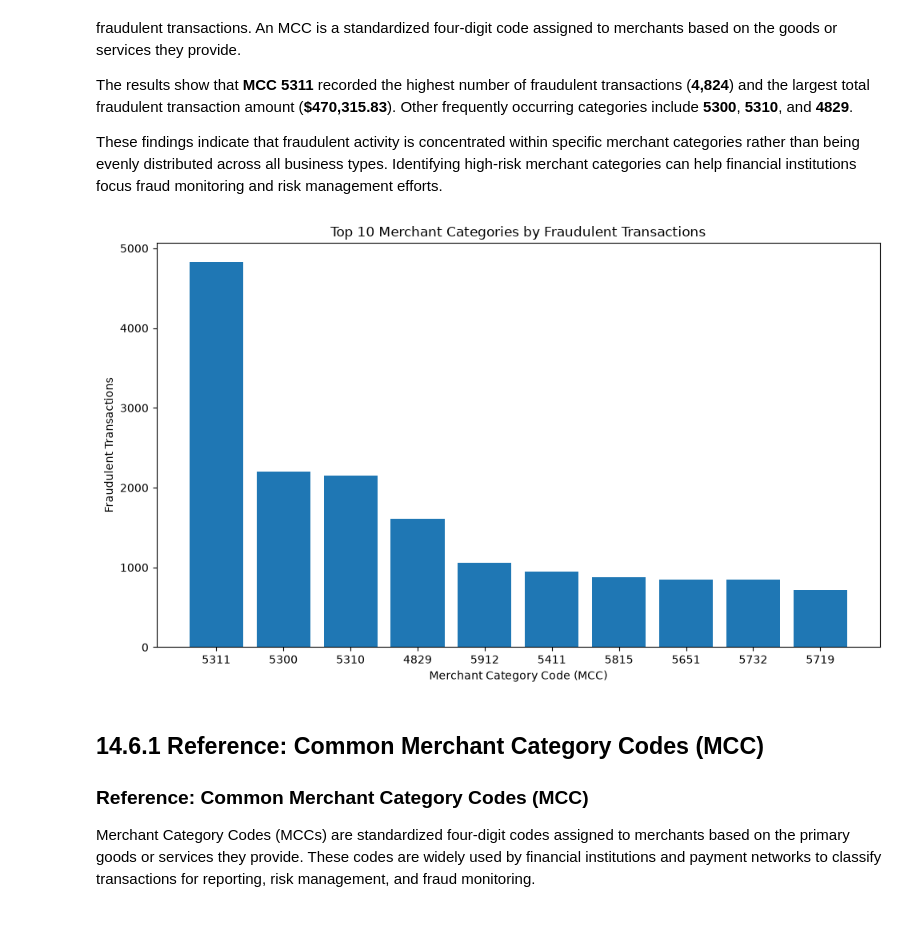
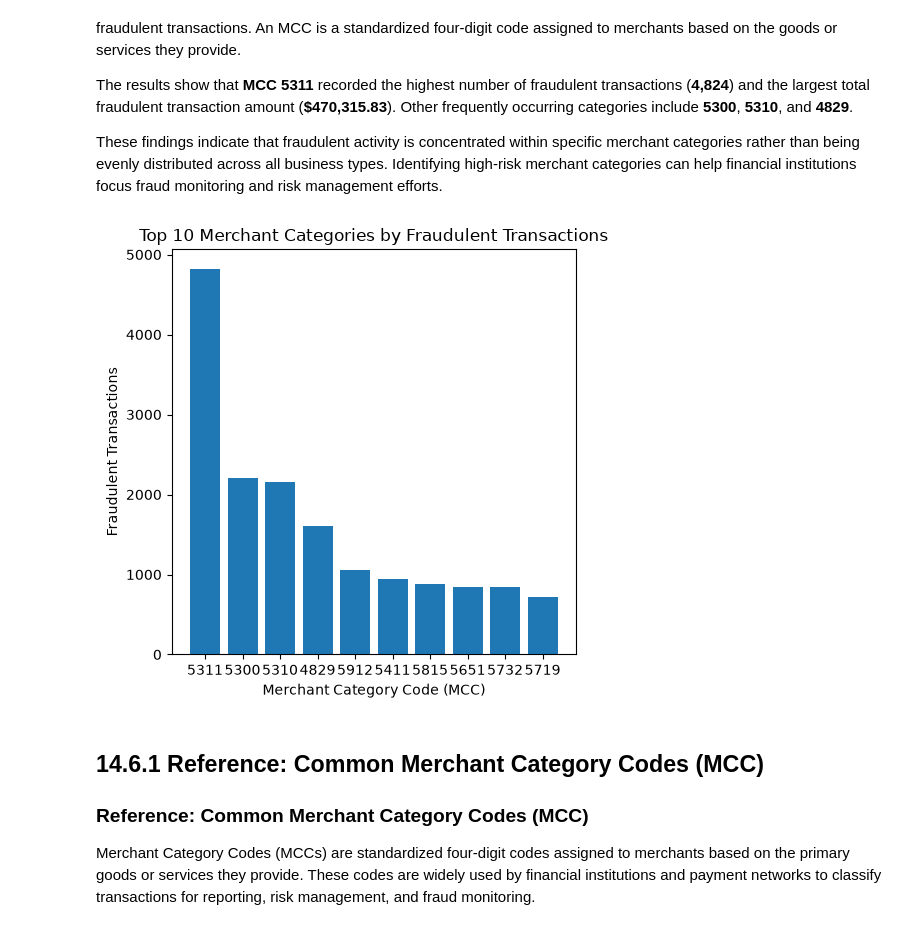
Before and after one commit to hvipatel/CS675-Financial-Fraud-Analytics, a Jupyter notebook: code-starter/CS675_Financial_Fraud_Project/notebooks/financial_fraud_analysis.ipynb, the cells around one changed output. Cells and saved outputs as stored; diff of their text form; code cells hidden in the pictures.

```diff
--- a/code-starter/CS675_Financial_Fraud_Project/notebooks/financial_fraud_analysis.ipynb
+++ b/code-starter/CS675_Financial_Fraud_Project/notebooks/financial_fraud_analysis.ipynb
@@ -1100,22 +1099,22 @@ These findings indicate that fraudulent activity is concentrated within specific
 # %%
 import matplotlib.pyplot as plt
 
 rows = fraud_by_mcc.limit(10).collect()
 
 mcc = [str(row["MCC"]) for row in rows]
 fraud_counts = [row["Fraud Transactions"] for row in rows]
 
-plt.figure(figsize=(10, 6))
+plt.figure(figsize=(5, 5))
 plt.bar(mcc, fraud_counts)
 
 plt.title("Top 10 Merchant Categories by Fraudulent Transactions")
 plt.xlabel("Merchant Category Code (MCC)")
 plt.ylabel("Fraudulent Transactions")
 
 plt.tight_layout()
 plt.show()
 # %% [output]
-[figure, old version]
+[figure, new version]
 # %% [markdown]
 ## 14.6.1 Reference: Common Merchant Category Codes (MCC)
 ### Reference: Common Merchant Category Codes (MCC)
```
Also changed, not shown: parts of 18 cells of this notebook.
